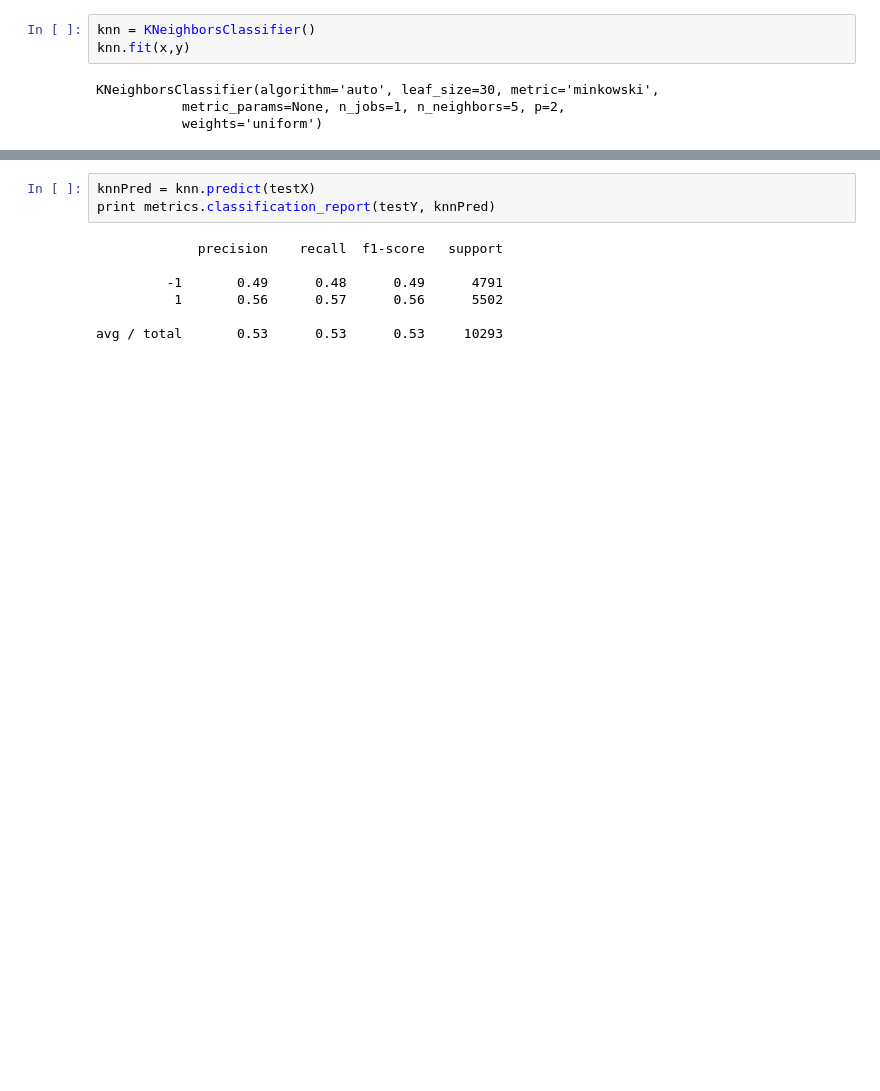
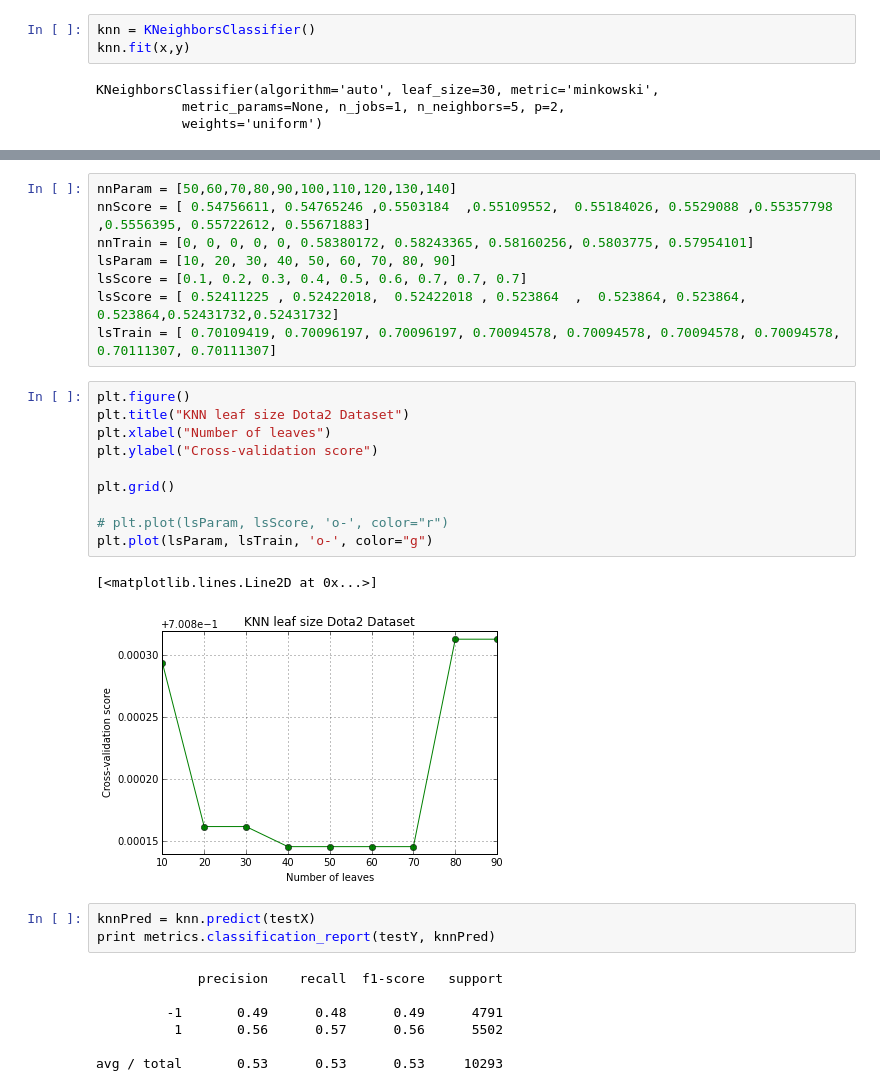
Before and after one commit to ksuhartono97/CS4641-repo, a Jupyter notebook: Dota2.ipynb, the cells around one changed output, grey strips where cells are left out. Cells and saved outputs as stored; diff of their text form; blank space fills up the shorter version.

```diff
--- a/Dota2.ipynb
+++ b/Dota2.ipynb
@@ -168,3 +357,24 @@ KNeighborsClassifier(algorithm='auto', leaf_size=30, metric='minkowski',
+# %%
+nnParam = [50,60,70,80,90,100,110,120,130,140]
+nnScore = [ 0.54756611, 0.54765246 ,0.5503184  ,0.55109552,  0.55184026, 0.5529088 ,0.55357798 ,0.5556395, 0.55722612, 0.55671883]
+nnTrain = [0, 0, 0, 0, 0, 0.58380172, 0.58243365, 0.58160256, 0.5803775, 0.57954101]
+lsParam = [10, 20, 30, 40, 50, 60, 70, 80, 90]
+lsScore = [0.1, 0.2, 0.3, 0.4, 0.5, 0.6, 0.7, 0.7, 0.7]
+lsScore = [ 0.52411225 , 0.52422018,  0.52422018 , 0.523864  ,  0.523864, 0.523864, 0.523864,0.52431732,0.52431732]
+lsTrain = [ 0.70109419, 0.70096197, 0.70096197, 0.70094578, 0.70094578, 0.70094578, 0.70094578, 0.70111307, 0.70111307]
+# %%
+plt.figure()
+plt.title("KNN leaf size Dota2 Dataset")
+plt.xlabel("Number of leaves")
+plt.ylabel("Cross-validation score")
+
+plt.grid()
+
+# plt.plot(lsParam, lsScore, 'o-', color="r")
+plt.plot(lsParam, lsTrain, 'o-', color="g")
+# %% [output]
+[<matplotlib.lines.Line2D at 0x...>]
+[figure, added]
 # %%
 knnPred = knn.predict(testX)
 print metrics.classification_report(testY, knnPred)
```
Also changed, not shown: parts of 10 cells of this notebook.
